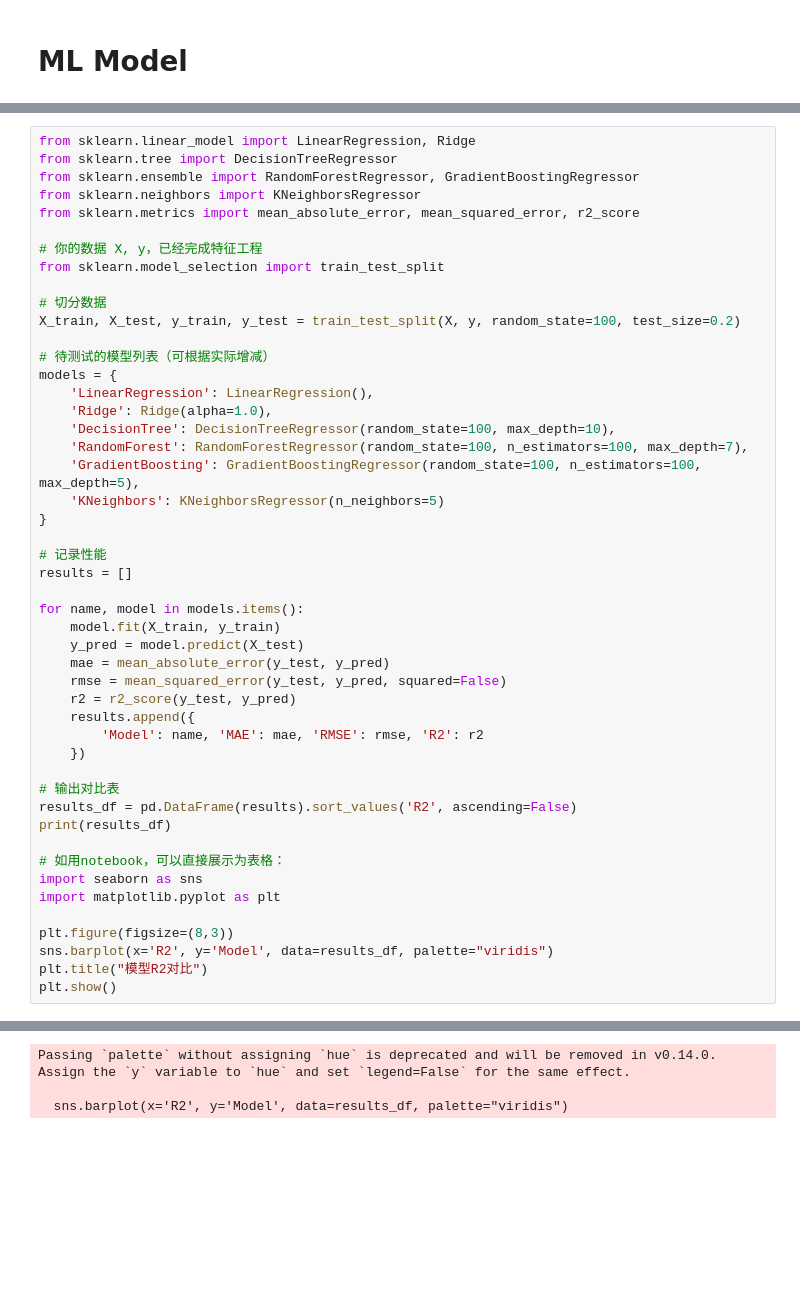
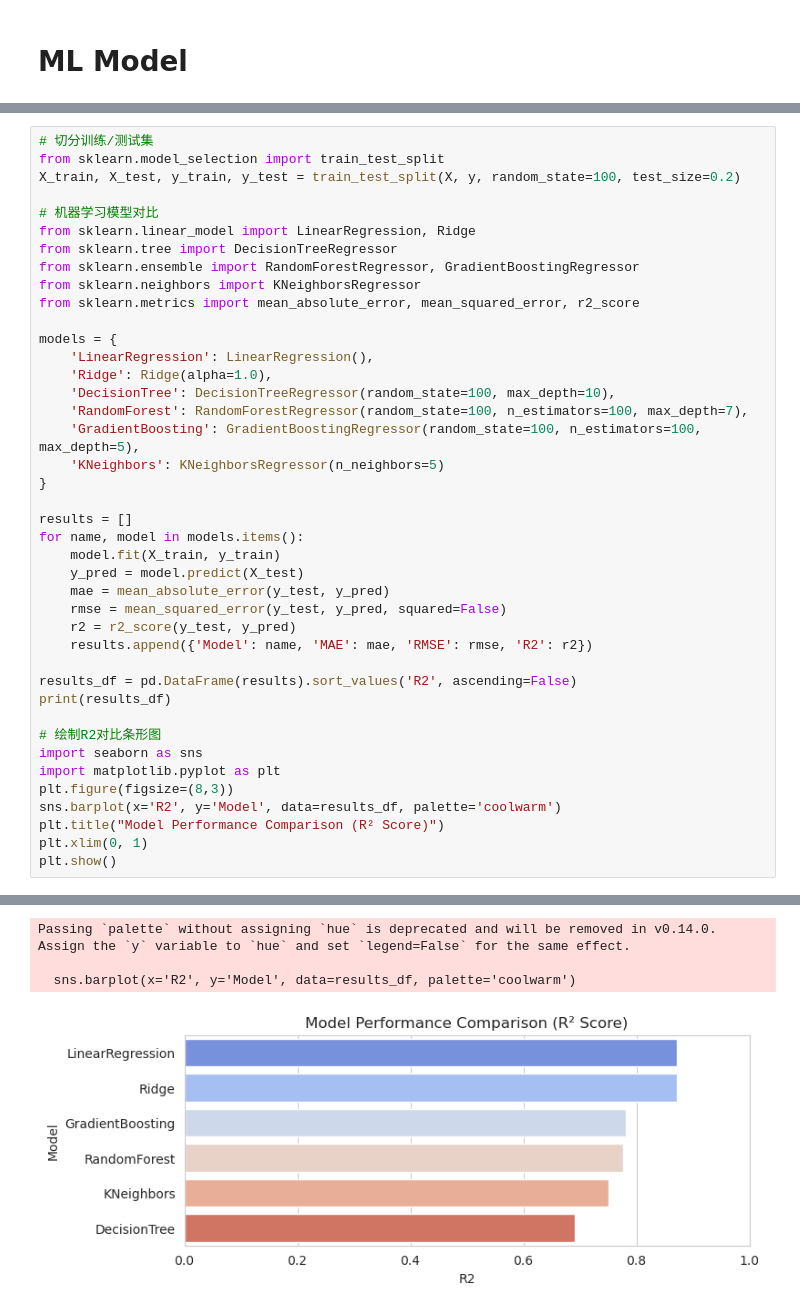
Before and after one commit to VeraLi0710/BABF_ec_ML, a Jupyter notebook: code.ipynb, the cells around one changed output, grey strips where cells are left out. Cells and saved outputs as stored; diff of their text form; blank space fills up the shorter version.

```diff
--- a/code.ipynb
+++ b/code.ipynb
@@ -235,17 +247,15 @@ y = y.fillna(0)
 # %%
+# 切分训练/测试集
+from sklearn.model_selection import train_test_split
+X_train, X_test, y_train, y_test = train_test_split(X, y, random_state=100, test_size=0.2)
+
+# 机器学习模型对比
 from sklearn.linear_model import LinearRegression, Ridge
 from sklearn.tree import DecisionTreeRegressor
 from sklearn.ensemble import RandomForestRegressor, GradientBoostingRegressor
 from sklearn.neighbors import KNeighborsRegressor
 from sklearn.metrics import mean_absolute_error, mean_squared_error, r2_score
 
-# 你的数据 X, y，已经完成特征工程
-from sklearn.model_selection import train_test_split
-
-# 切分数据
-X_train, X_test, y_train, y_test = train_test_split(X, y, random_state=100, test_size=0.2)
-
-# 待测试的模型列表（可根据实际增减）
 models = {
     'LinearRegression': LinearRegression(),
     'Ridge': Ridge(alpha=1.0),
@@ -255,29 +265,24 @@ models = {
     'KNeighbors': KNeighborsRegressor(n_neighbors=5)
 }
 
-# 记录性能
 results = []
-
 for name, model in models.items():
     model.fit(X_train, y_train)
     y_pred = model.predict(X_test)
     mae = mean_absolute_error(y_test, y_pred)
     rmse = mean_squared_error(y_test, y_pred, squared=False)
     r2 = r2_score(y_test, y_pred)
-    results.append({
-        'Model': name, 'MAE': mae, 'RMSE': rmse, 'R2': r2
-    })
+    results.append({'Model': name, 'MAE': mae, 'RMSE': rmse, 'R2': r2})
 
-# 输出对比表
 results_df = pd.DataFrame(results).sort_values('R2', ascending=False)
 print(results_df)
 
-# 如用notebook，可以直接展示为表格：
+# 绘制R2对比条形图
 import seaborn as sns
 import matplotlib.pyplot as plt
-
 plt.figure(figsize=(8,3))
-sns.barplot(x='R2', y='Model', data=results_df, palette="viridis")
-plt.title("模型R2对比")
+sns.barplot(x='R2', y='Model', data=results_df, palette='coolwarm')
+plt.title("Model Performance Comparison (R² Score)")
+plt.xlim(0, 1)
 plt.show()
 # %% [output]
@@ -291,3 +296,4 @@ plt.show()
 Passing `palette` without assigning `hue` is deprecated and will be removed in v0.14.0. Assign the `y` variable to `hue` and set `legend=False` for the same effect.
 
-  sns.barplot(x='R2', y='Model', data=results_df, palette="viridis")
+  sns.barplot(x='R2', y='Model', data=results_df, palette='coolwarm')
+[figure, added]
```
Also changed, not shown: parts of 8 cells of this notebook, 3 other files.
